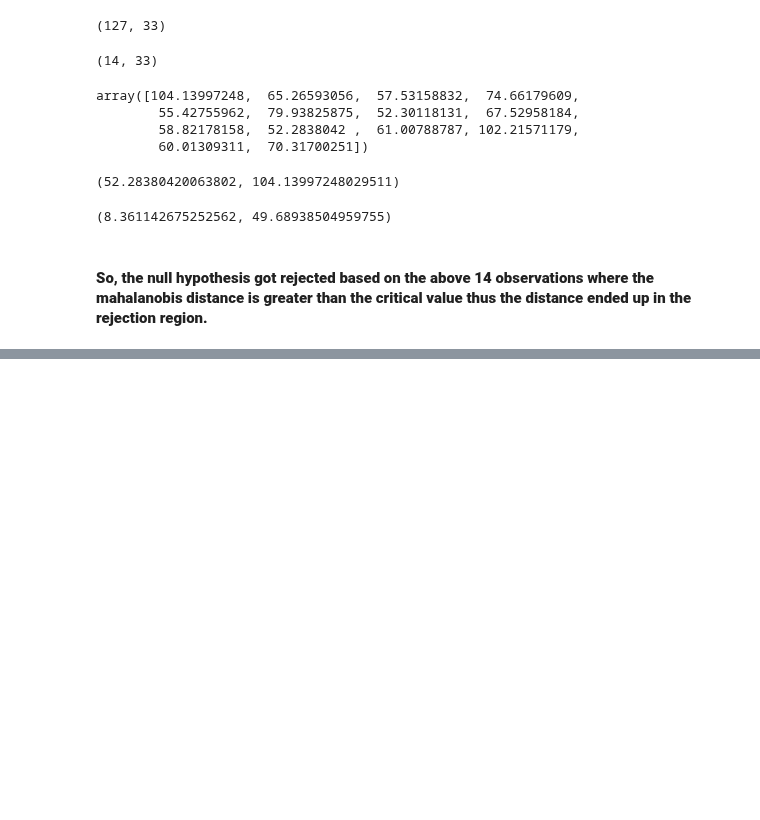
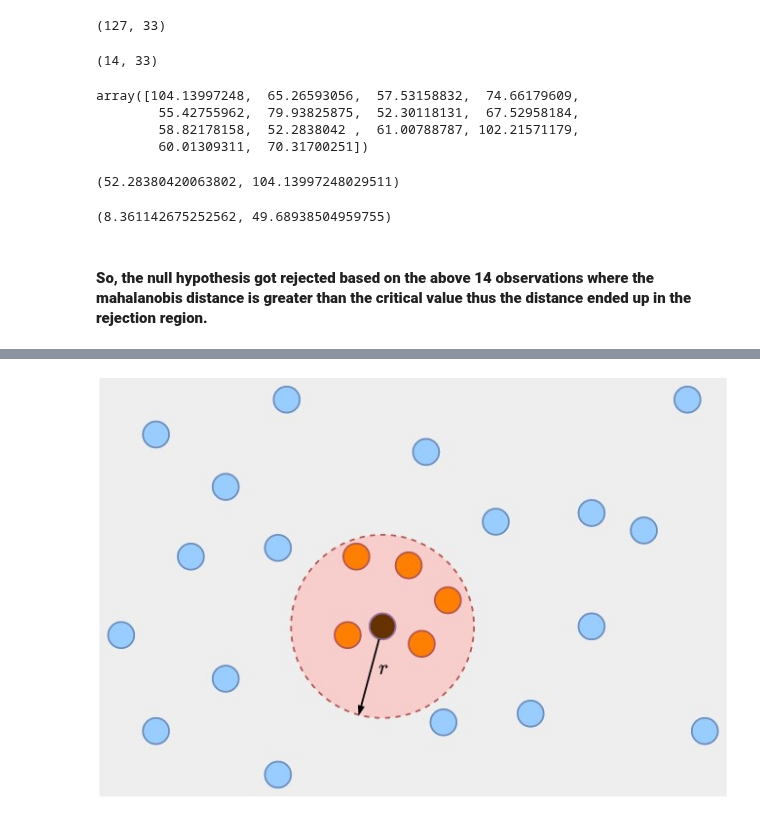
Before and after one commit to raj-shr-git/AAIC_Practice, a Jupyter notebook: MODULES/Module_3/Mod_3_KNN/KNN and its different distances.ipynb, the cells around one changed output, grey strips where cells are left out. Saved outputs shown, nothing was run; the diff lists cells and outputs as text; code cells hidden in the pictures; blank space fills up the shorter version.

```diff
--- a/MODULES/Module_3/Mod_3_KNN/KNN and its different distances.ipynb
+++ b/MODULES/Module_3/Mod_3_KNN/KNN and its different distances.ipynb
@@ -703,0 +615,8 @@ array([0, 0, 0, 0, 0, 0, 0, 0, 0, 0, 0, 0, 0, 0, 0, 0, 0, 0, 0, 1, 1, 1,
+# %%
+from IPython.display import Image
+from IPython.core.display import HTML
+
+path = 'E:\STUDY\PROJECTS\AAIC_Practice\MODULES\Module_3\Mod_3_KNN\Refer_Notes\\'
+Image(filename = path + "Fixed_NN.jpg", width=700, height=700)
+# %% [output]
+[figure, added]
```
Also changed, not shown: parts of 110 cells of this notebook, 18 other files.
